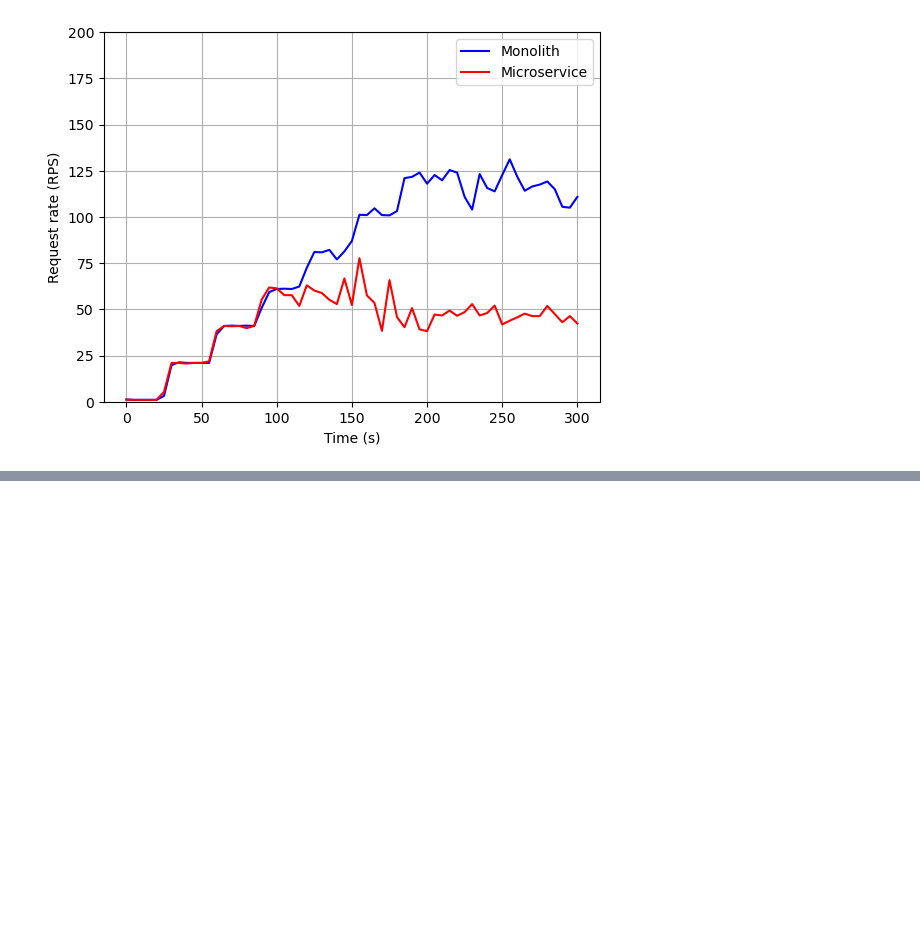
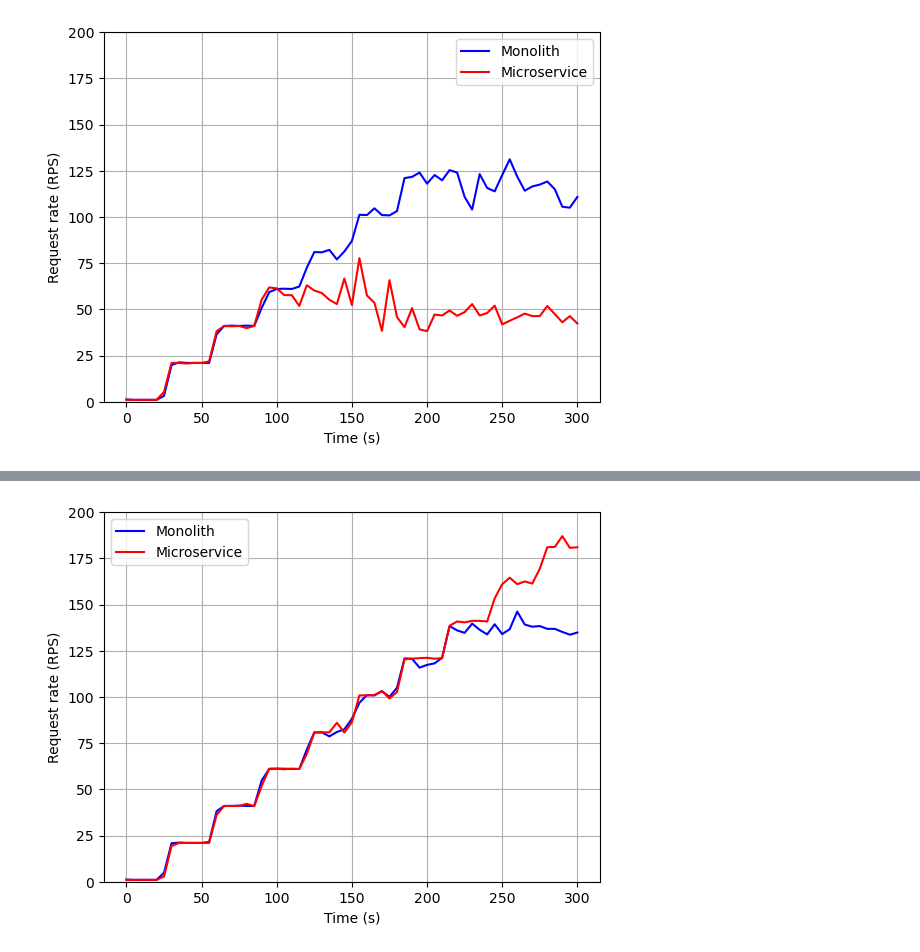
Before and after one commit to prebenrosland/microservice_analysis, a Jupyter notebook: Analysis.ipynb, the cells around one changed output, grey strips where cells are left out. Saved outputs shown, nothing was run; the diff lists cells and outputs as text; code cells hidden in the pictures; blank space fills up the shorter version.

```diff
--- a/Analysis.ipynb
+++ b/Analysis.ipynb
@@ -324,0 +342,5 @@ compare_req_rate(soft(reqRate(findSampleMean(mono_ramp_list)), 5),
+# %%
+compare_req_rate(soft(reqRate(findSampleMean(mono_ramp_list)), 5),
+                 soft(reqRate(findSampleMean(micro_4extend_list)), 5), y_low=0, y_high=200)
+# %% [output]
+[figure, added]
```
Also changed, not shown: parts of 8 cells of this notebook.
